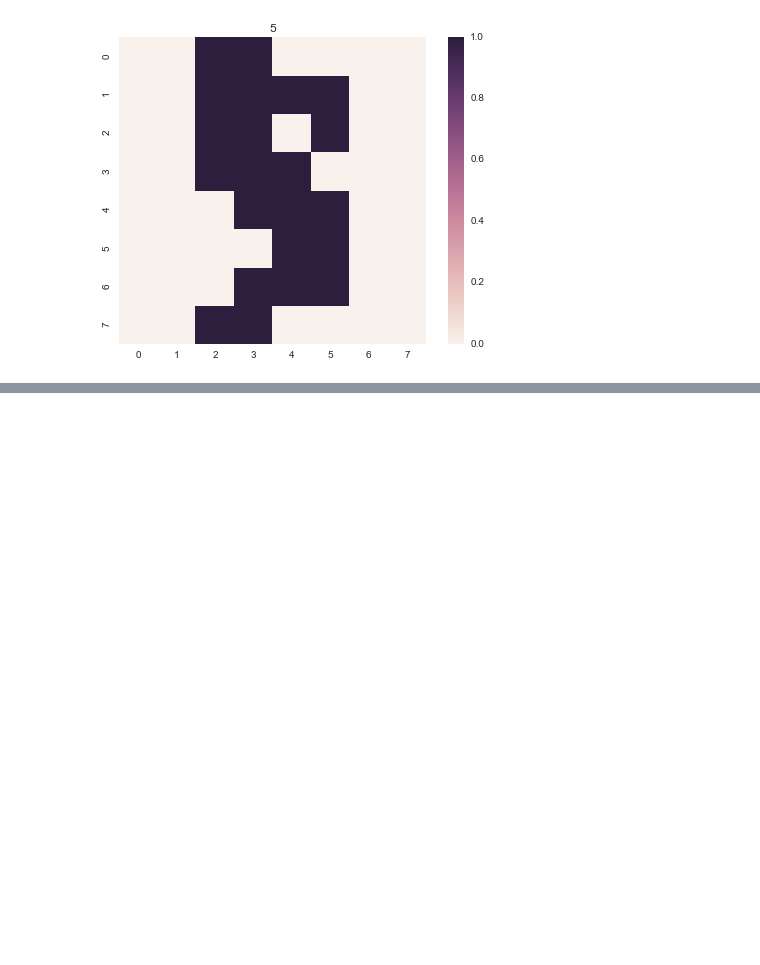
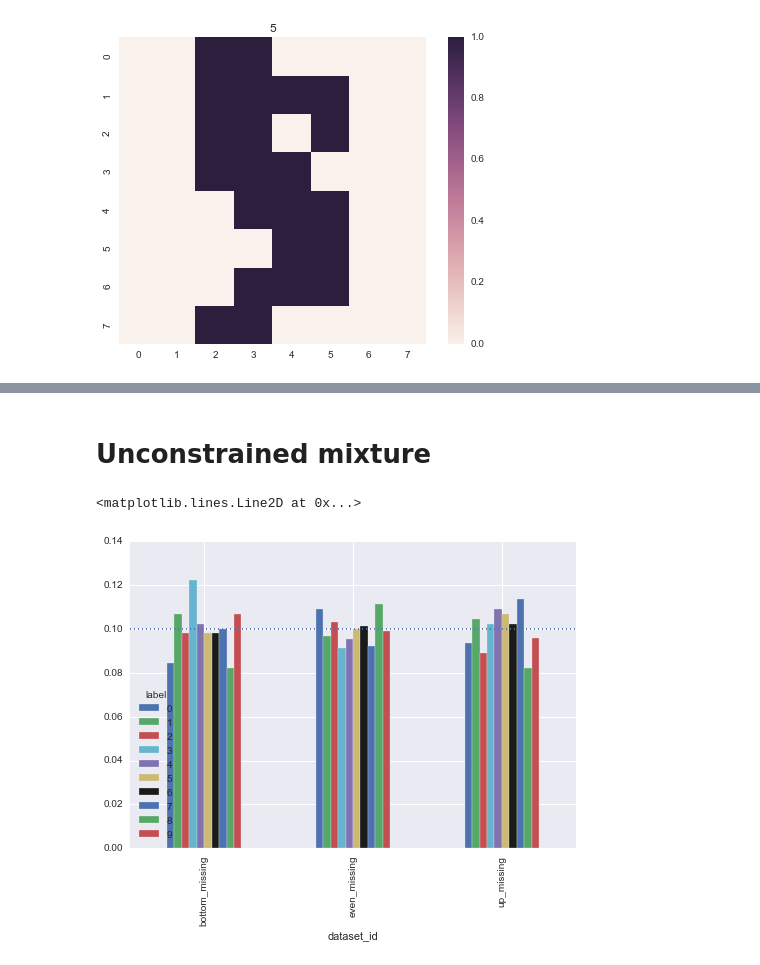
Before and after one commit to lukauskas/bernoulli-mixture-model, a Jupyter notebook: notebooks/Proof of Concept (more realistic).ipynb, the cells around one changed output, grey strips where cells are left out. Saved outputs shown, nothing was run; the diff lists cells and outputs as text; code cells hidden in the pictures; blank space fills up the shorter version.

Commit message:
notebook showing why unconstrained doesn't work

```diff
--- a/notebooks/Proof of Concept (more realistic).ipynb
+++ b/notebooks/Proof of Concept (more realistic).ipynb
@@ -55,2 +124,10 @@ N_MIXTURES_TO_TRAIN = 10
+# %% [markdown]
+# Unconstrained mixture
+# %%
+label_distribution(training_data, labels).unstack('label').plot(kind='bar')
+plt.axhline(0.1, linestyle=':')
+# %% [output]
+<matplotlib.lines.Line2D at 0x...>
+[figure, added]
 # %%
 import itertools
```
Also changed, not shown: parts of 20 cells of this notebook.
